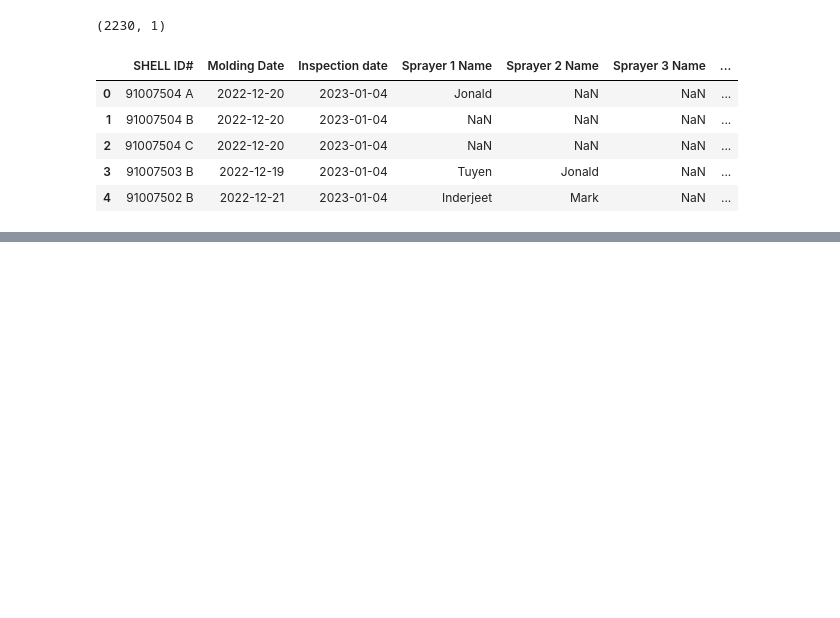
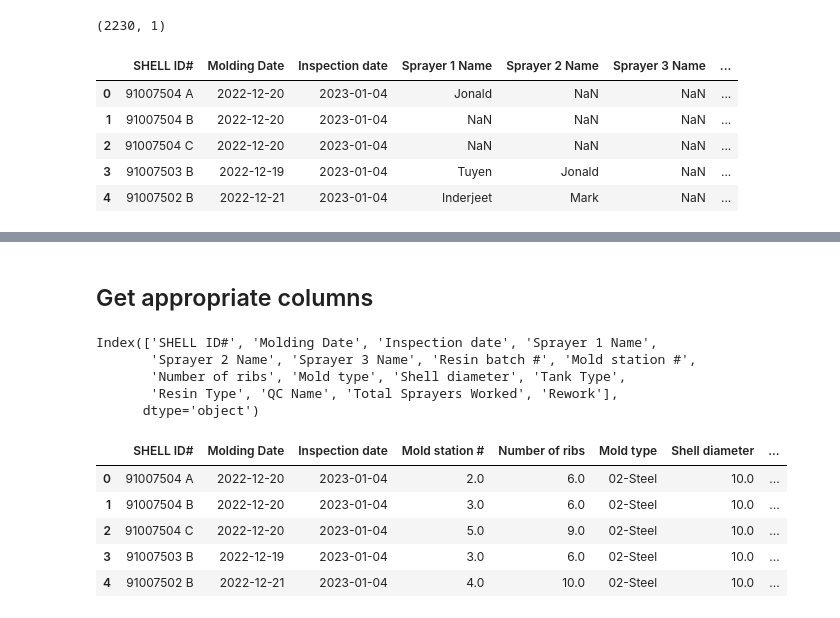
Before and after one commit to FarzadKash/Automation-Drawing-reader, a Jupyter notebook: Automation_on_drawing_reader.ipynb, the cells around one changed output, grey strips where cells are left out. Drawn from its saved outputs; the diff is of its cells as text; code cells hidden in the pictures; blank space fills up the shorter version.

```diff
--- a/Automation_on_drawing_reader.ipynb
+++ b/Automation_on_drawing_reader.ipynb
@@ -280,0 +287,3 @@ Edmonton_data.head()
+# %%
+Edmonton_data = pd.read_csv("Edmonton_data_Cleaned.csv", index_col=0)
+Edmonton_data.head()
@@ -281,6 +297,23 @@ Edmonton_data.head()
+# %% [markdown]
+## Get appropriate columns
+# %%
+Edmonton_data.columns
+# %% [output]
+Index(['SHELL ID#', 'Molding Date', 'Inspection date', 'Sprayer 1 Name',
+       'Sprayer 2 Name', 'Sprayer 3 Name', 'Resin batch #', 'Mold station #',
+       'Number of ribs', 'Mold type', 'Shell diameter', 'Tank Type',
+       'Resin Type', 'QC Name', 'Total Sprayers Worked', 'Rework'],
+      dtype='object')
 # %%
 Edmonton_data_original = Edmonton_data.copy()
-Edmonton_data = Edmonton_data['SHELL ID#', 'Molding Date', 'Inspection date', 'Sprayer 1 Name',
-       'Sprayer 2 Name', 'Sprayer 3 Name', 'Resin batch #', 'Mold station #',
+Edmonton_data = Edmonton_data[['SHELL ID#', 'Molding Date', 'Inspection date', 'Mold station #',
        'Number of ribs', 'Mold type', 'Shell diameter', 'Tank Type',
-       'Resin Type']
+       'Resin Type',  'Total Sprayers Worked', 'Rework']]
+Edmonton_data.head()
+# %% [output]
+|  | SHELL ID# | Molding Date | Inspection date | Mold station # | Number of ribs | Mold type | Shell diameter | ... |
+| 0 | 91007504 A | 2022-12-20 | 2023-01-04 | 2.0 | 6.0 | 02-Steel | 10.0 | ... |
+| 1 | 91007504 B | 2022-12-20 | 2023-01-04 | 3.0 | 6.0 | 02-Steel | 10.0 | ... |
+| 2 | 91007504 C | 2022-12-20 | 2023-01-04 | 5.0 | 9.0 | 02-Steel | 10.0 | ... |
+| 3 | 91007503 B | 2022-12-19 | 2023-01-04 | 3.0 | 6.0 | 02-Steel | 10.0 | ... |
+| 4 | 91007502 B | 2022-12-21 | 2023-01-04 | 4.0 | 10.0 | 02-Steel | 10.0 | ... |
```
Also changed, not shown: parts of 4 cells of this notebook, 1 other file.
